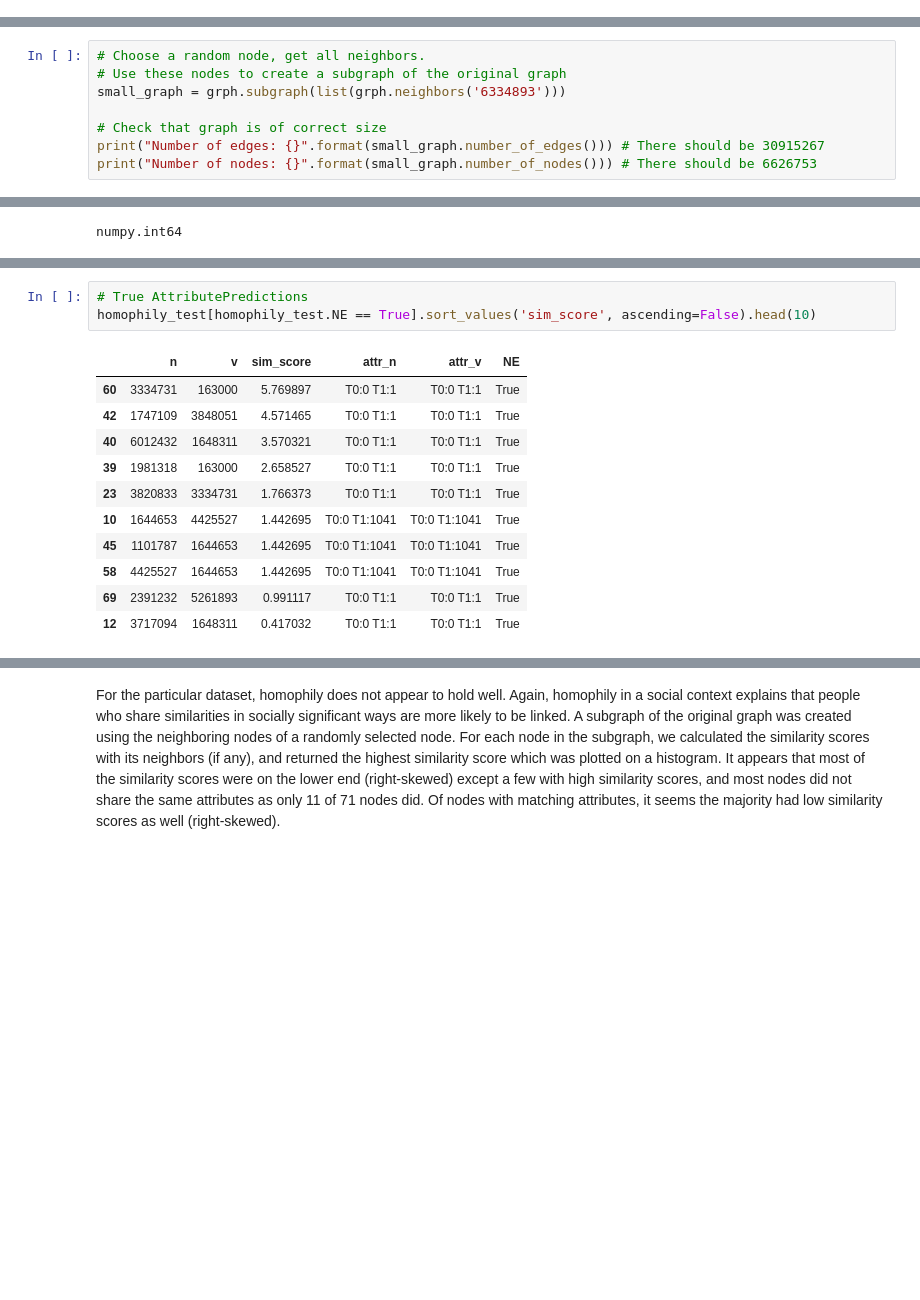
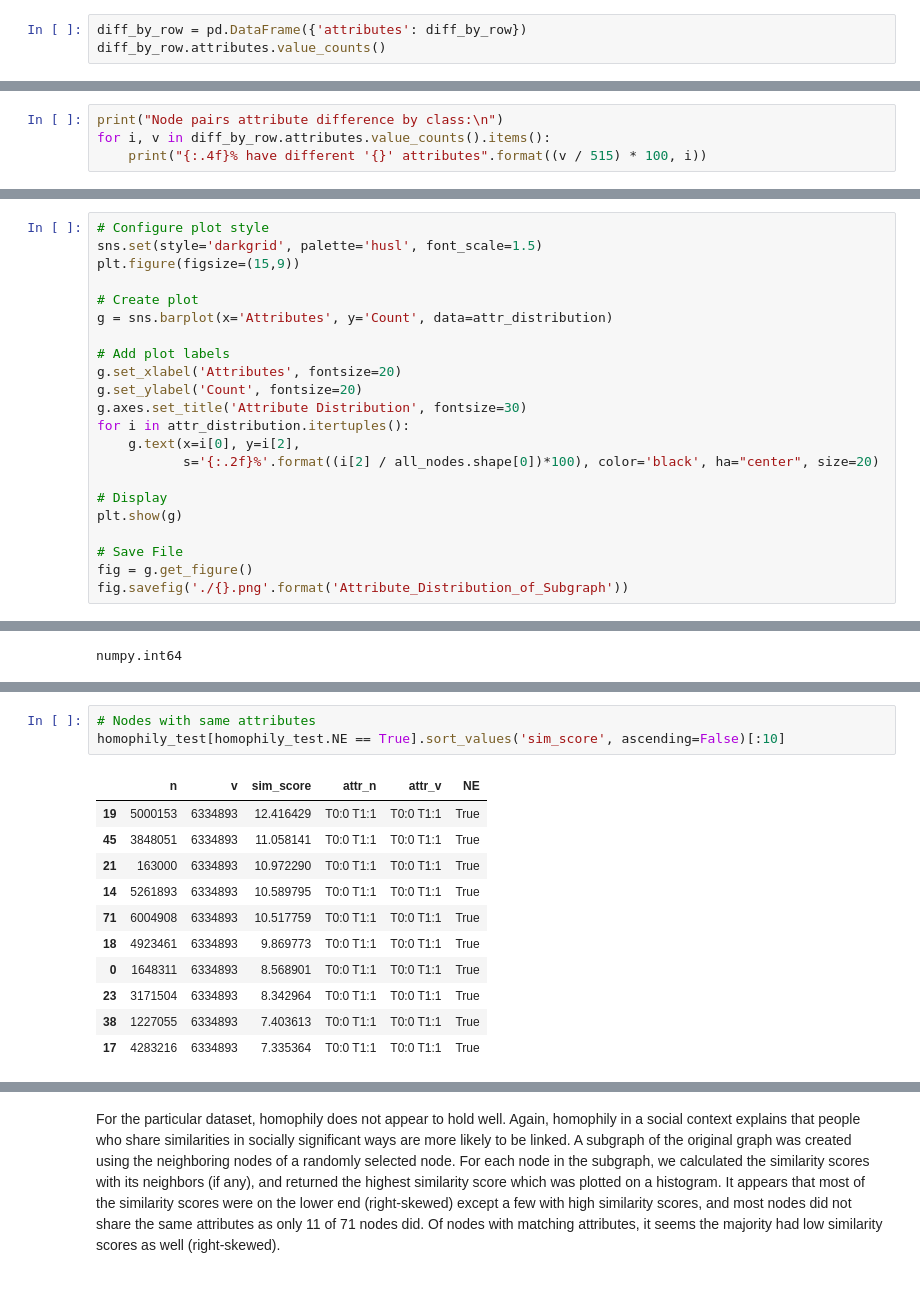
Before and after one commit to sakoki/Networks-Prediction, a Jupyter notebook: Attribute_Prediction.ipynb, the cells around one changed output, grey strips where cells are left out. Cells and saved outputs as stored; diff of their text form; blank space fills up the shorter version.

```diff
--- a/Attribute_Prediction.ipynb
+++ b/Attribute_Prediction.ipynb
@@ -637,0 +1106,3 @@ The top 50 missed attributes make up 24.49206%  of all missed attributes.
+# %%
+diff_by_row = pd.DataFrame({'attributes': diff_by_row})
+diff_by_row.attributes.value_counts()
@@ -637,0 +1115,4 @@ The top 50 missed attributes make up 24.49206%  of all missed attributes.
+# %%
+print("Node pairs attribute difference by class:\n")
+for i, v in diff_by_row.attributes.value_counts().items():
+    print("{:.4f}% have different '{}' attributes".format((v / 515) * 100, i))
@@ -638 +1126,23 @@ The top 50 missed attributes make up 24.49206%  of all missed attributes.
+# %%
+# Configure plot style
+sns.set(style='darkgrid', palette='husl', font_scale=1.5)
+plt.figure(figsize=(15,9))
+
+# Create plot
+g = sns.barplot(x='Attributes', y='Count', data=attr_distribution)
+
+# Add plot labels
+g.set_xlabel('Attributes', fontsize=20)
+g.set_ylabel('Count', fontsize=20)
+g.axes.set_title('Attribute Distribution', fontsize=30)
+for i in attr_distribution.itertuples():
+    g.text(x=i[0], y=i[2],
+           s='{:.2f}%'.format((i[2] / all_nodes.shape[0])*100), color='black', ha="center", size=20)
+
+# Display
+plt.show(g)
+
+# Save File
+fig = g.get_figure()
+fig.savefig('./{}.png'.format('Attribute_Distribution_of_Subgraph'))
 # %%
@@ -678,8 +1168,0 @@ For the X-axis, have their attributes
-# %%
-# Choose a random node, get all neighbors.
-# Use these nodes to create a subgraph of the original graph
-small_graph = grph.subgraph(list(grph.neighbors('6334893')))
-
-# Check that graph is of correct size
-print("Number of edges: {}".format(small_graph.number_of_edges())) # There should be 30915267
-print("Number of nodes: {}".format(small_graph.number_of_nodes())) # There should be 6626753
@@ -854,16 +1334,16 @@ fig.savefig('./{}.png'.format('ave_degree_distribution_same_attributes'))
 # %%
-# True AttributePredictions
-homophily_test[homophily_test.NE == True].sort_values('sim_score', ascending=False).head(10)
+# Nodes with same attributes
+homophily_test[homophily_test.NE == True].sort_values('sim_score', ascending=False)[:10]
 # %% [output]
 |  | n | v | sim_score | attr_n | attr_v | NE |
-| 60 | 3334731 | 163000 | 5.769897 | T0:0 T1:1 | T0:0 T1:1 | True |
-| 42 | 1747109 | 3848051 | 4.571465 | T0:0 T1:1 | T0:0 T1:1 | True |
-| 40 | 6012432 | 1648311 | 3.570321 | T0:0 T1:1 | T0:0 T1:1 | True |
-| 39 | 1981318 | 163000 | 2.658527 | T0:0 T1:1 | T0:0 T1:1 | True |
-| 23 | 3820833 | 3334731 | 1.766373 | T0:0 T1:1 | T0:0 T1:1 | True |
-| 10 | 1644653 | 4425527 | 1.442695 | T0:0 T1:1041 | T0:0 T1:1041 | True |
-| 45 | 1101787 | 1644653 | 1.442695 | T0:0 T1:1041 | T0:0 T1:1041 | True |
-| 58 | 4425527 | 1644653 | 1.442695 | T0:0 T1:1041 | T0:0 T1:1041 | True |
-| 69 | 2391232 | 5261893 | 0.991117 | T0:0 T1:1 | T0:0 T1:1 | True |
-| 12 | 3717094 | 1648311 | 0.417032 | T0:0 T1:1 | T0:0 T1:1 | True |
+| 19 | 5000153 | 6334893 | 12.416429 | T0:0 T1:1 | T0:0 T1:1 | True |
+| 45 | 3848051 | 6334893 | 11.058141 | T0:0 T1:1 | T0:0 T1:1 | True |
+| 21 | 163000 | 6334893 | 10.972290 | T0:0 T1:1 | T0:0 T1:1 | True |
+| 14 | 5261893 | 6334893 | 10.589795 | T0:0 T1:1 | T0:0 T1:1 | True |
+| 71 | 6004908 | 6334893 | 10.517759 | T0:0 T1:1 | T0:0 T1:1 | True |
+| 18 | 4923461 | 6334893 | 9.869773 | T0:0 T1:1 | T0:0 T1:1 | True |
+| 0 | 1648311 | 6334893 | 8.568901 | T0:0 T1:1 | T0:0 T1:1 | True |
+| 23 | 3171504 | 6334893 | 8.342964 | T0:0 T1:1 | T0:0 T1:1 | True |
+| 38 | 1227055 | 6334893 | 7.403613 | T0:0 T1:1 | T0:0 T1:1 | True |
+| 17 | 4283216 | 6334893 | 7.335364 | T0:0 T1:1 | T0:0 T1:1 | True |
 # %%
```
Also changed, not shown: parts of 121 cells of this notebook, 1 other file.
